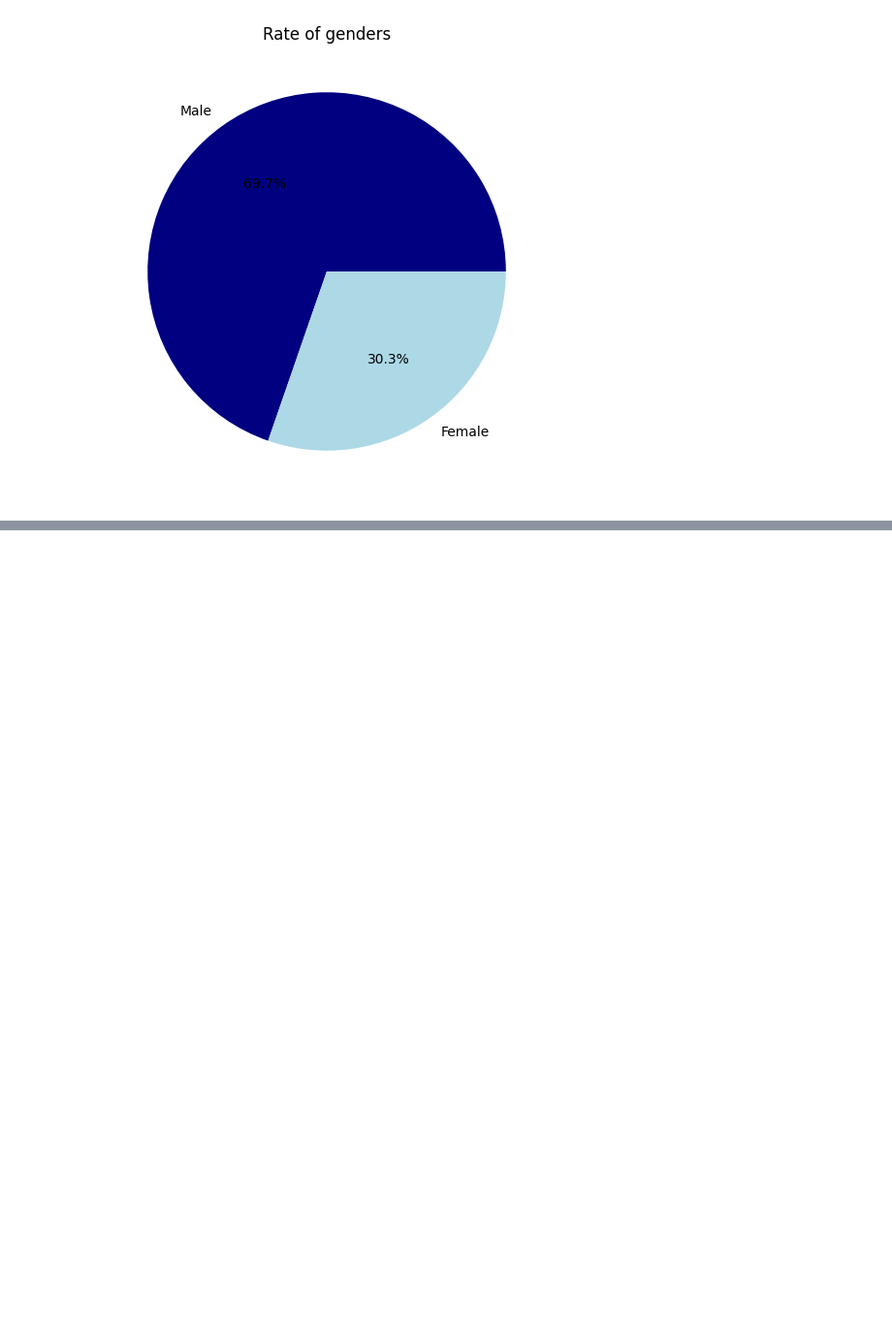
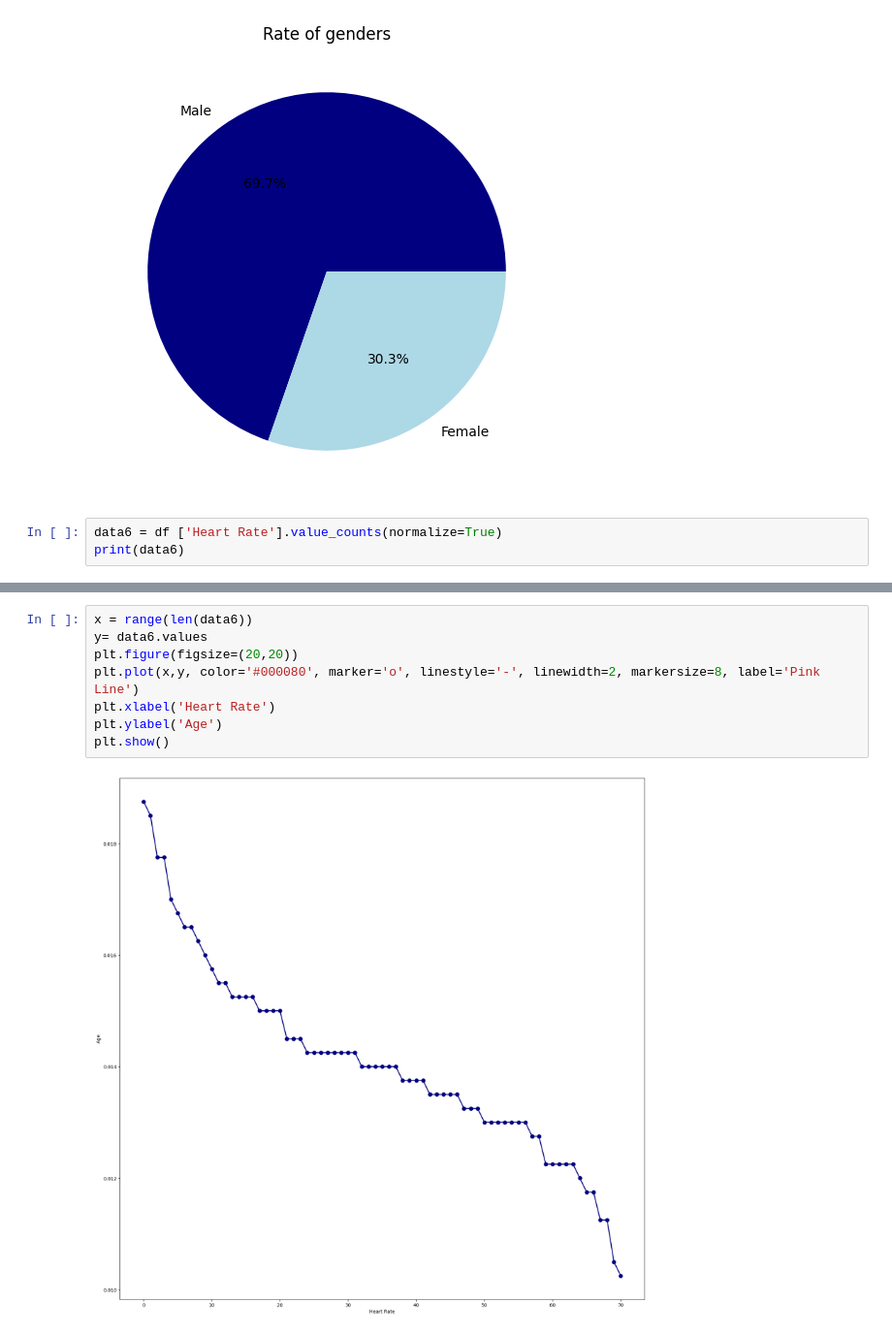
Before and after one commit to FajerAlamro/IT326-Project, a Jupyter notebook: chart.ipynb, the cells around one changed output, grey strips where cells are left out. Shown at 97% size. Drawn from its saved outputs; the diff is of its cells as text; blank space fills up the shorter version.

Commit message:
charts

```diff
--- a/chart.ipynb
+++ b/chart.ipynb
@@ -122,3 +122,6 @@ plt.savefig('Rate of genders.png')
 plt.show()
 # %% [output]
 [figure]
+# %%
+data6 = df ['Heart Rate'].value_counts(normalize=True)
+print(data6)
@@ -124,0 +142,10 @@ plt.show()
+# %%
+x = range(len(data6))
+y= data6.values
+plt.figure(figsize=(20,20))
+plt.plot(x,y, color='#000080', marker='o', linestyle='-', linewidth=2, markersize=8, label='Pink Line')
+plt.xlabel('Heart Rate')
+plt.ylabel('Age')
+plt.show()
+# %% [output]
+[figure, added]
```
Also changed, not shown: parts of 1 cell of this notebook.
